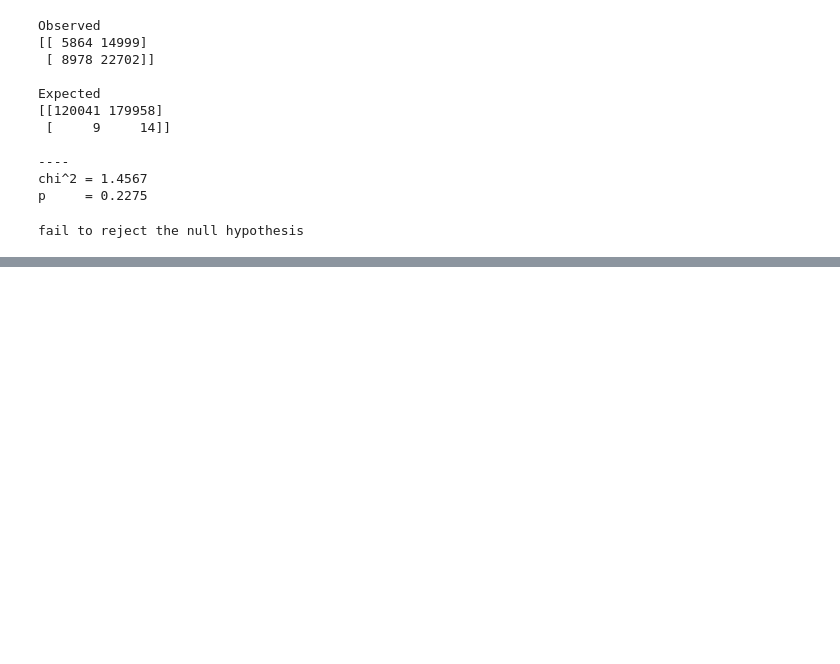
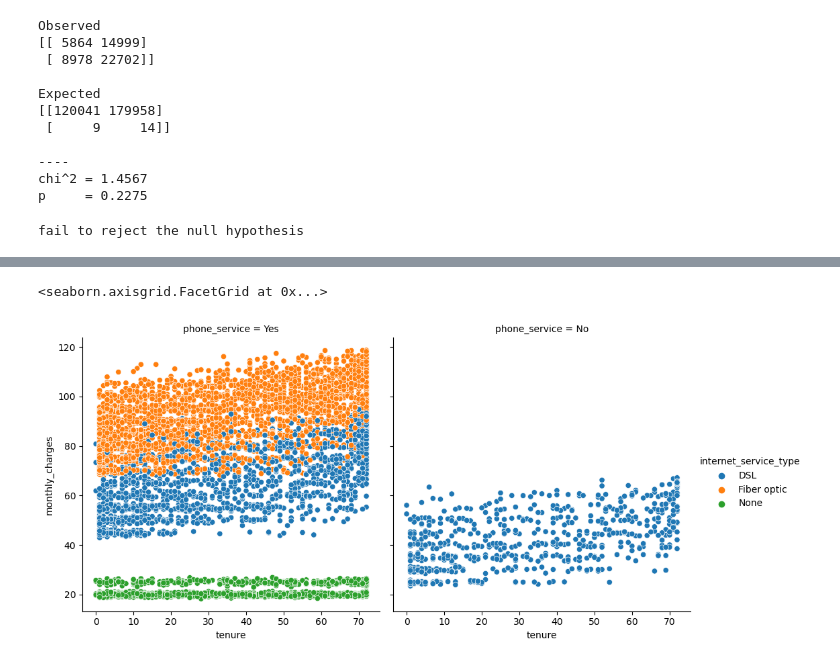
Before and after one commit to Luis-Martinez1/statistics-exercises, a Jupyter notebook: hypothesis_testing.ipynb, the cells around one changed output, grey strips where cells are left out. Cells and saved outputs as stored; diff of their text form; code cells hidden in the pictures; blank space fills up the shorter version.

```diff
--- a/hypothesis_testing.ipynb
+++ b/hypothesis_testing.ipynb
@@ -455,0 +651,10 @@ fail to reject the null hypothesis
+# %%
+# NOTE: internet service type ID means nothing, its just 1,2,3. Join table with internet_service_types table
+# and see what 1,2,3 means.
+query = '''
+select *
+from customers
+JOIN internet_service_types
+using (internet_service_type_id)
+;
+'''
@@ -455,0 +678,3 @@ fail to reject the null hypothesis
+# %%
+telco_df3 =pd.read_sql(query, url)
+telco_df3.sample(5)
@@ -455,0 +689,6 @@ fail to reject the null hypothesis
+# %%
+# plot it
+sns.relplot(data=telco_df3, y='monthly_charges', x='tenure',  col='phone_service', hue='internet_service_type')
+# %% [output]
+<seaborn.axisgrid.FacetGrid at 0x...>
+[figure, added]
```
Also changed, not shown: parts of 54 cells of this notebook.
